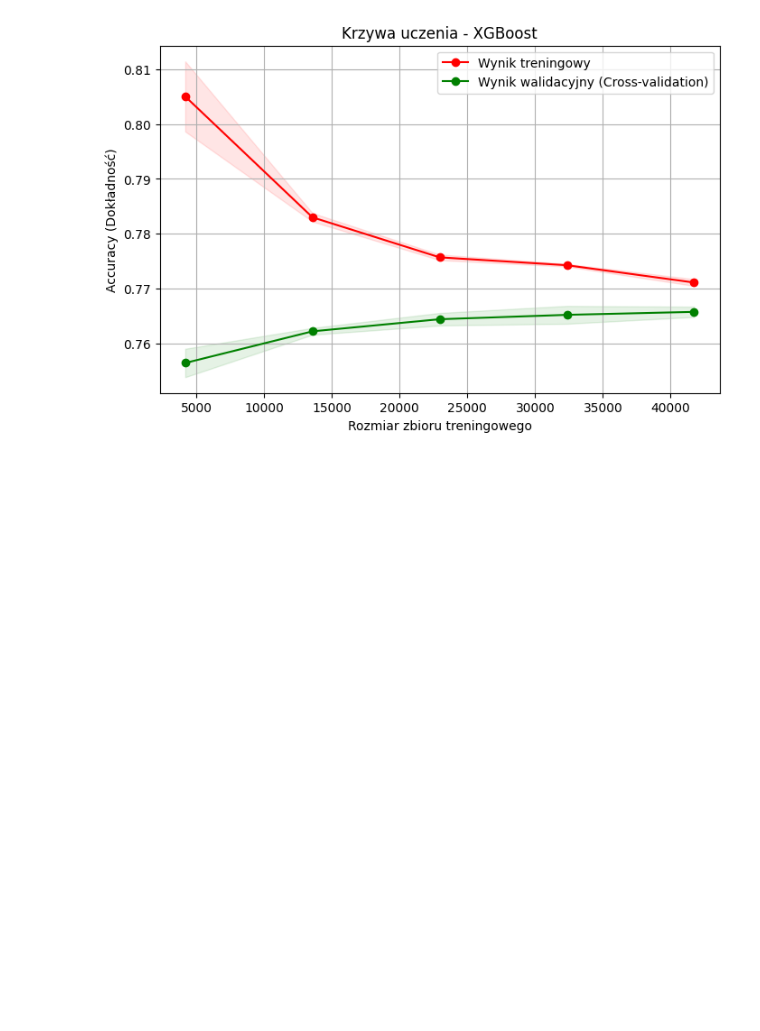
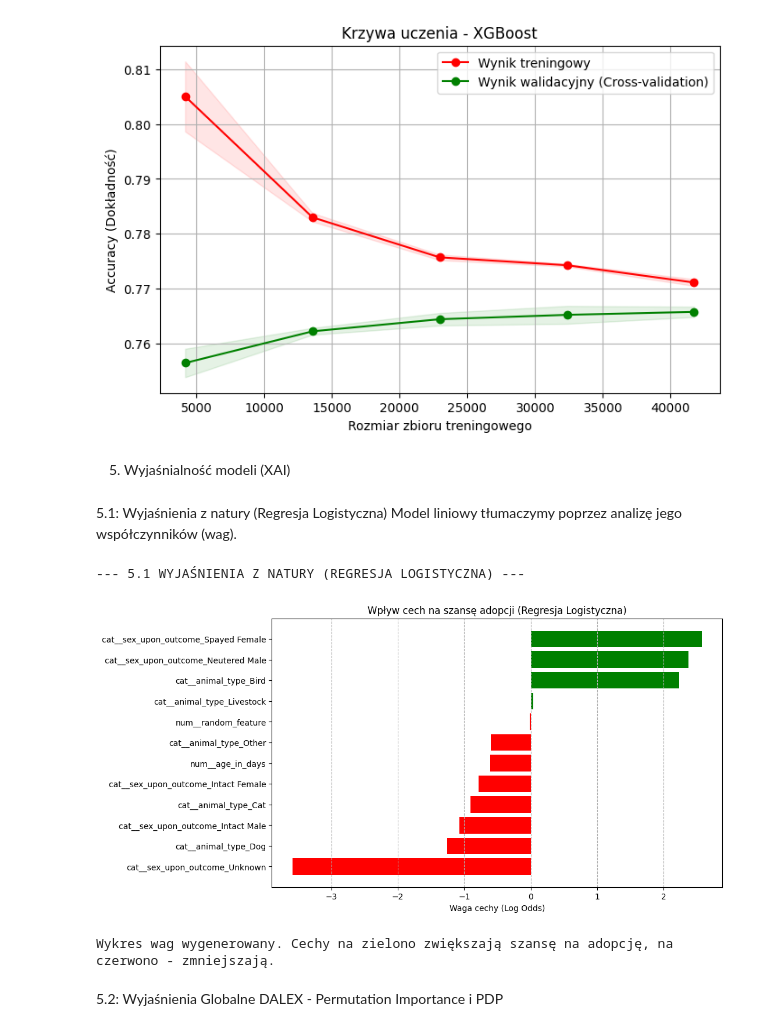
Before and after one commit to zuzagasik/expl_of_models_in_ML, a Jupyter notebook: main.ipynb, the cells around one changed output. Drawn from its saved outputs; the diff is of its cells as text; code cells hidden in the pictures; blank space fills up the shorter version.

Commit message:
wyjaśnialność modeli

```diff
--- a/main.ipynb
+++ b/main.ipynb
@@ -319,3 +321,44 @@ plot_learning_curve(pipeline_xgb, "Krzywa uczenia - XGBoost", X_train, y_train,
 # %% [output]
 Generowanie krzywej uczenia dla XGBoost (to może potrwać chwile)...
 [figure]
+# %% [markdown]
+5. Wyjaśnialność modeli (XAI)
+# %% [markdown]
+5.1: Wyjaśnienia z natury (Regresja Logistyczna)
+Model liniowy tłumaczymy poprzez analizę jego współczynników (wag).
+# %%
+import pandas as pd
+import matplotlib.pyplot as plt
+import numpy as np
+
+print("--- 5.1 WYJAŚNIENIA Z NATURY (REGRESJA LOGISTYCZNA) ---")
+
+# Wyciągamy nazwy cech z Pipeline'u
+feature_names = preprocessor.get_feature_names_out()
+
+# Wyciągamy wagi (współczynniki) z modelu Regresji Logistycznej
+coefficients = pipeline_lr.named_steps['classifier'].coef_[0]
+
+# Tworzymy DataFrame dla czytelności
+coef_df = pd.DataFrame({
+    'Cecha': feature_names,
+    'Waga (Wpływ na logit)': coefficients
+}).sort_values(by='Waga (Wpływ na logit)', ascending=True)
+
+# Wykres najważniejszych cech
+plt.figure(figsize=(10, 6))
+plt.barh(coef_df['Cecha'], coef_df['Waga (Wpływ na logit)'], color=['red' if x < 0 else 'green' for x in coef_df['Waga (Wpływ na logit)']])
+plt.title("Wpływ cech na szansę adopcji (Regresja Logistyczna)")
+plt.xlabel("Waga cechy (Log Odds)")
+plt.grid(axis='x', linestyle='--')
+plt.savefig('lr_coefficients.png', bbox_inches='tight')
+plt.show()
+
+print("Wykres wag wygenerowany. Cechy na zielono zwiększają szansę na adopcję, na czerwono - zmniejszają.")
+# %% [output]
+--- 5.1 WYJAŚNIENIA Z NATURY (REGRESJA LOGISTYCZNA) ---
+[figure, added]
+Wykres wag wygenerowany. Cechy na zielono zwiększają szansę na adopcję, na czerwono - zmniejszają.
+# %% [markdown]
+5.2: Wyjaśnienia Globalne
+DALEX - Permutation Importance i PDP
```
Also changed, not shown: parts of 4 cells of this notebook, 1 other file.
